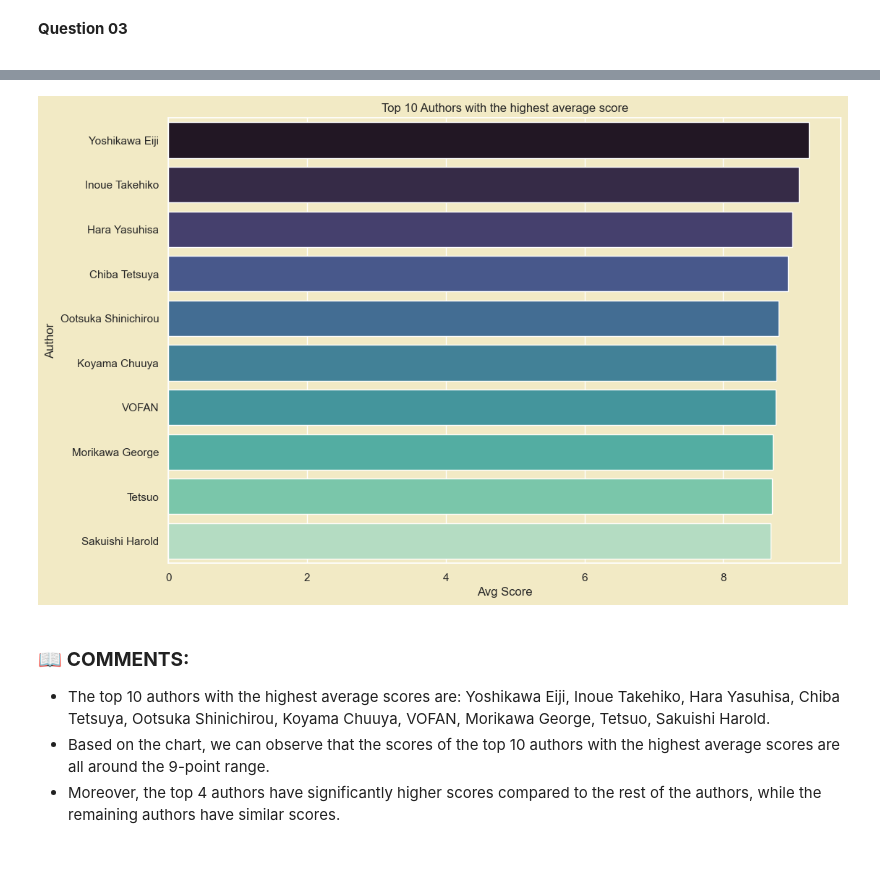
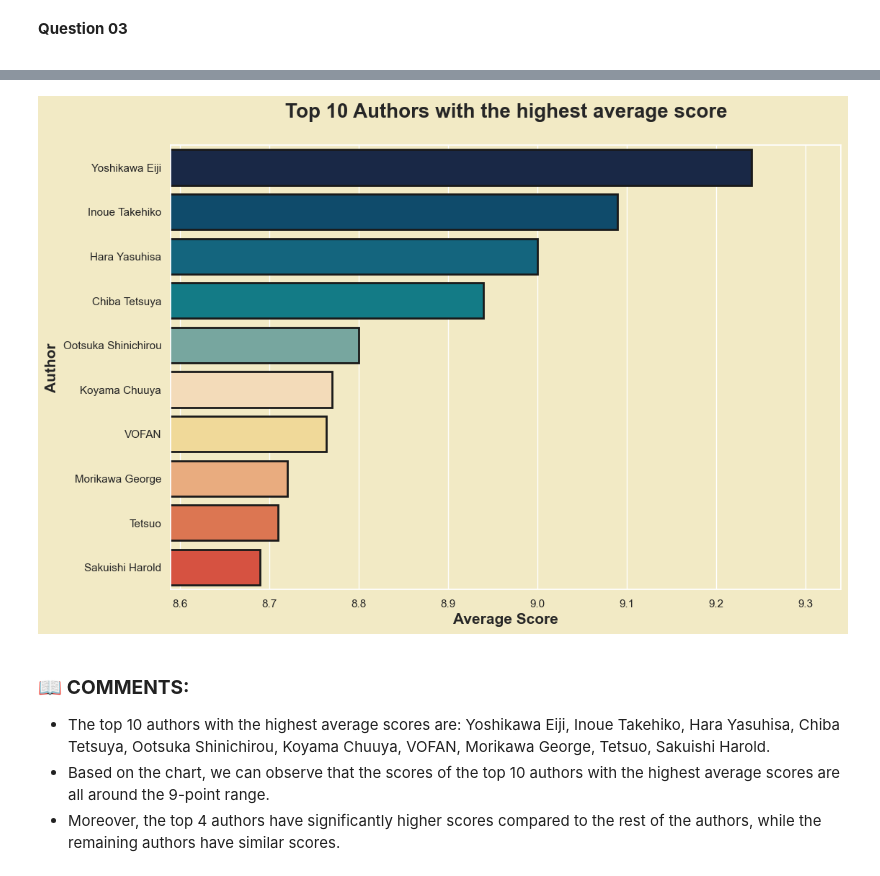
Before and after one commit to duongtruongbinh/IntroDS_FinalProject, a Jupyter notebook: src/Asking_Questions_and_Analyzing.ipynb, the cells around one changed output, grey strips where cells are left out. Cells and saved outputs as stored; diff of their text form; code cells hidden in the pictures.

```diff
--- a/src/Asking_Questions_and_Analyzing.ipynb
+++ b/src/Asking_Questions_and_Analyzing.ipynb
@@ -814,29 +800,33 @@ manga_copy_df['Year'] = pd.to_datetime(manga_copy_df['Release date'], errors='co
 # %%
 df_copy = manga_df.copy()
 df_copy['Author'] = df_copy['Author'].apply(literal_eval)
 
 # Explode the 'Author' lists to create separate rows for each author
 df_exploded = df_copy.explode('Author')
 
 # Group by author to calculate the total manga count and average score
 author_df = df_exploded.groupby('Author').agg({'Title': 'count', 'Score': 'mean'}).reset_index()
 
 # Rename the columns for consistency
 author_df.columns = ['Author', 'Total Manga', 'Average Score']
 
 # Sort the DataFrame by 'Average Score' in descending order
 author_df = author_df.sort_values(by='Average Score', ascending=False)
 
 #plotting the top 10 authors with the highest average score
 top_10_authors = author_df.head(10)
+palette = ["#11264e","#00507A","#026e90","#008b99","#6faea4","#fcdcb0","#FEE08B","#faa96e","#f36b3b","#ef3f28","#CC0028"]
 plt.figure(figsize=(12, 8))
-sns.barplot(data=top_10_authors, x='Average Score', y='Author', palette="mako")
-plt.title('Top 10 Authors with the highest average score')
-plt.xlabel('Avg Score')
-plt.ylabel('Author')
+sns.barplot(data=top_10_authors, x='Average Score', y='Author', palette=palette, linewidth=2, edgecolor='k')
+plt.title('Top 10 Authors with the highest average score\n', fontsize=20, weight='bold')
+plt.xlabel('Average Score', fontsize=15, weight='bold')
+plt.ylabel('Author', fontsize=15, weight='bold')
+
+plt.xlim(min(top_10_authors['Average Score']) - 0.1, max(top_10_authors['Average Score']) + 0.1)
+
 plt.show()
 # %% [output]
-[figure, old version]
+[figure, new version]
 # %% [markdown]
 ### 📖 **COMMENTS:**
 + The top 10 authors with the highest average scores are: Yoshikawa Eiji, Inoue Takehiko, Hara Yasuhisa, Chiba Tetsuya, Ootsuka Shinichirou, Koyama Chuuya, VOFAN, Morikawa George, Tetsuo, Sakuishi Harold.
```
Also changed, not shown: parts of 8 cells of this notebook.
